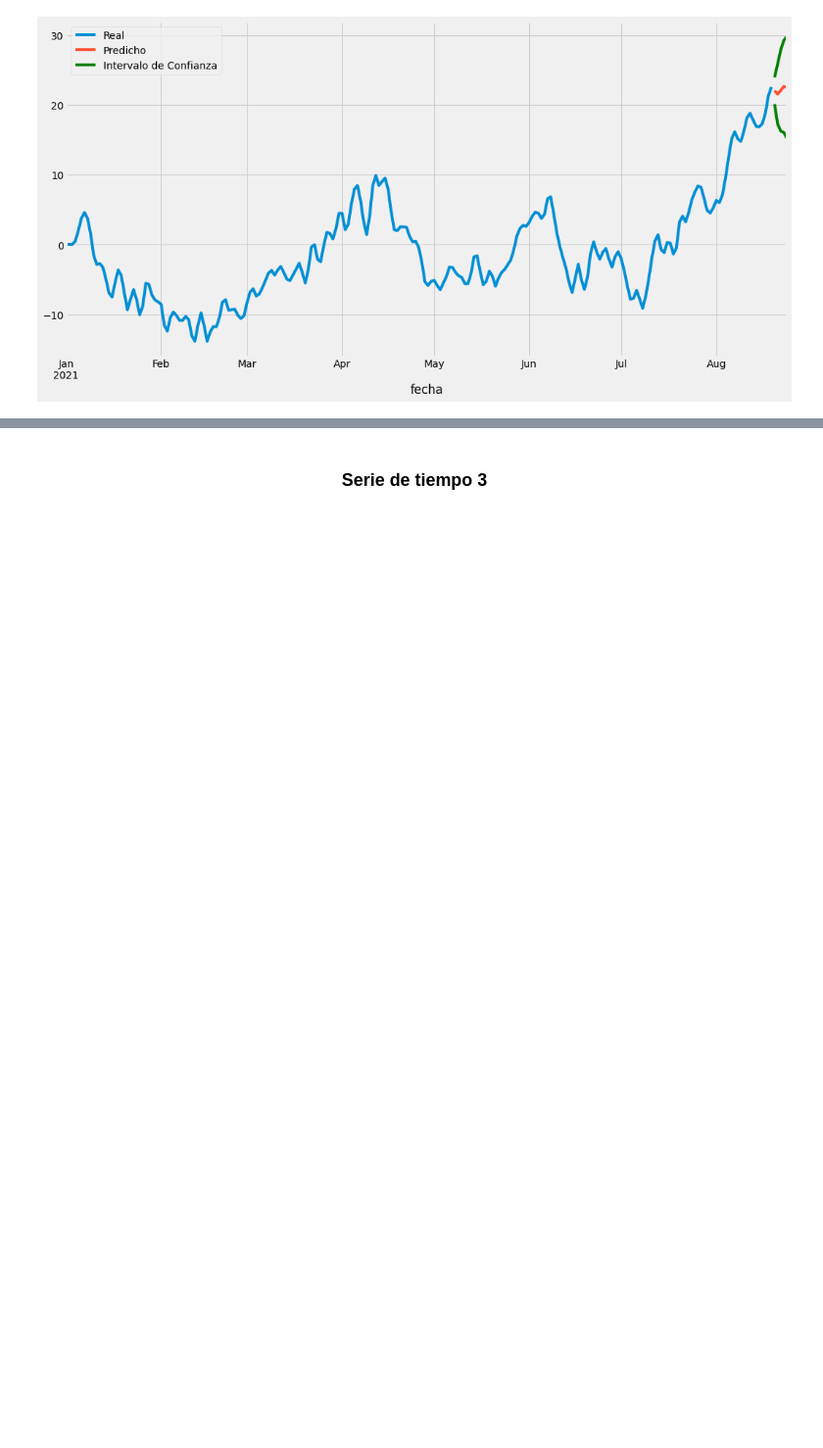
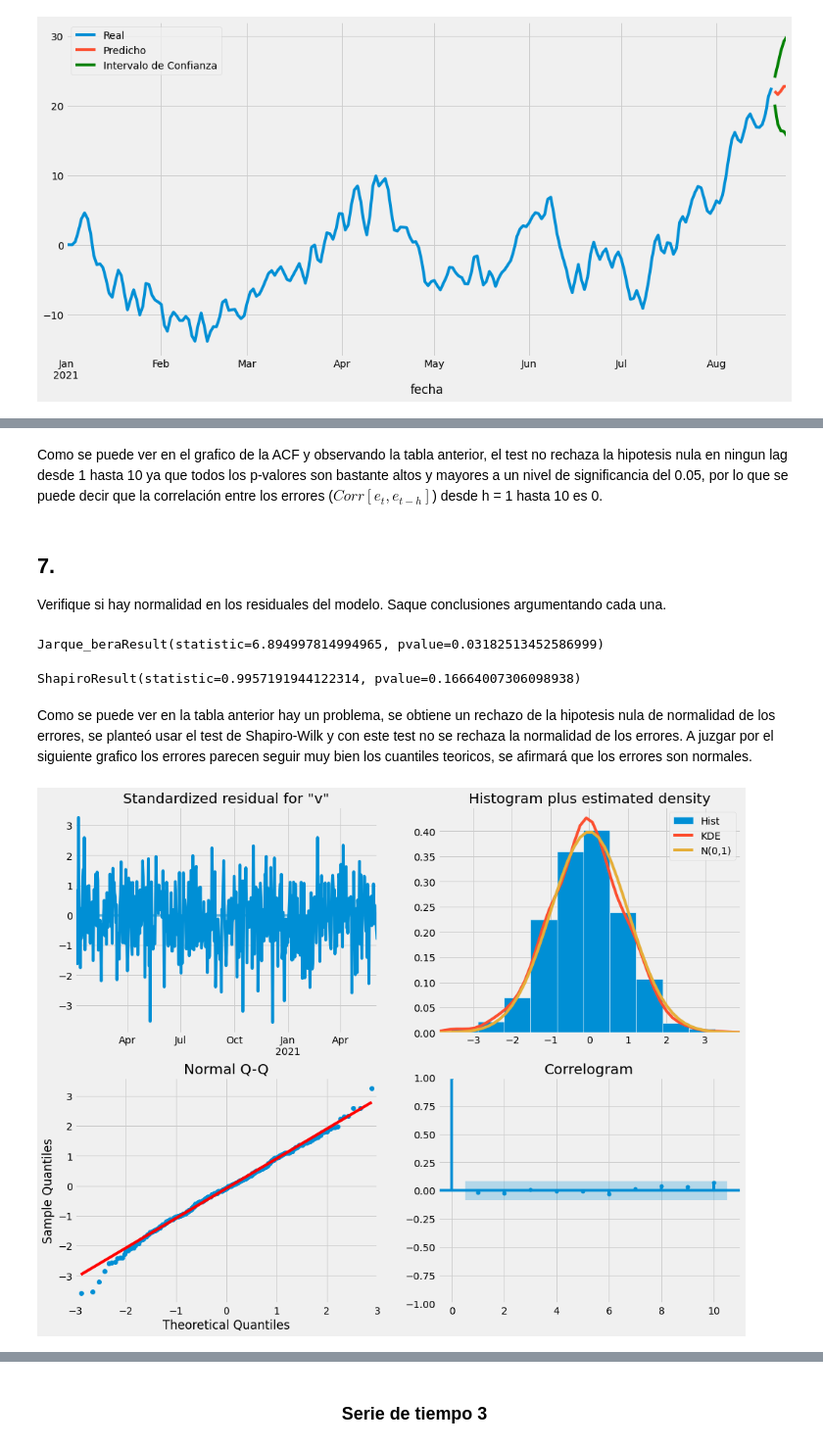
Before and after one commit to julianusor/series_de_tiempo, a Jupyter notebook: Exam2/Parcial-2.ipynb, the cells around one changed output, grey strips where cells are left out. Shown at 98% size. Saved outputs shown, nothing was run; the diff lists cells and outputs as text; code cells hidden in the pictures; blank space fills up the shorter version.

```diff
--- a/Exam2/Parcial-2.ipynb
+++ b/Exam2/Parcial-2.ipynb
@@ -309,0 +561,22 @@ plt.legend(["Real", "Predicho", "Intervalo de Confianza"])
+# %% [markdown]
+Como se puede ver en el grafico de la ACF y observando la tabla anterior, el test no rechaza la hipotesis nula en ningun lag desde 1 hasta 10 ya que todos los p-valores son bastante altos y mayores a un nivel de significancia del 0.05, por lo que se puede decir que la correlación entre los errores ($Corr[e_t, e_{t-h}]$) desde h = 1 hasta 10 es 0.
+# %% [markdown]
+## 7.
+
+Verifique si hay normalidad en los residuales del modelo. Saque conclusiones argumentando cada una.
+# %%
+from scipy import stats
+stats.jarque_bera(modelo.resid) # Con este se rechaza normalidad
+# %% [output]
+Jarque_beraResult(statistic=6.894997814994965, pvalue=0.03182513452586999)
+# %%
+stats.shapiro(modelo.resid) # Con este no
+# %% [output]
+ShapiroResult(statistic=0.9957191944122314, pvalue=0.16664007306098938)
+# %% [markdown]
+Como se puede ver en la tabla anterior hay un problema, se obtiene un rechazo de la hipotesis nula de normalidad de los errores, se planteó usar el test de Shapiro-Wilk y con este test no se rechaza la normalidad de los errores. A juzgar por el siguiente grafico los errores parecen seguir muy bien los cuantiles teoricos, se afirmará que los errores son normales.
+# %%
+modelo.plot_diagnostics(figsize=(15,12))
+plt.show()
+# %% [output]
+[figure, added]
```
Also changed, not shown: parts of 139 cells of this notebook.
